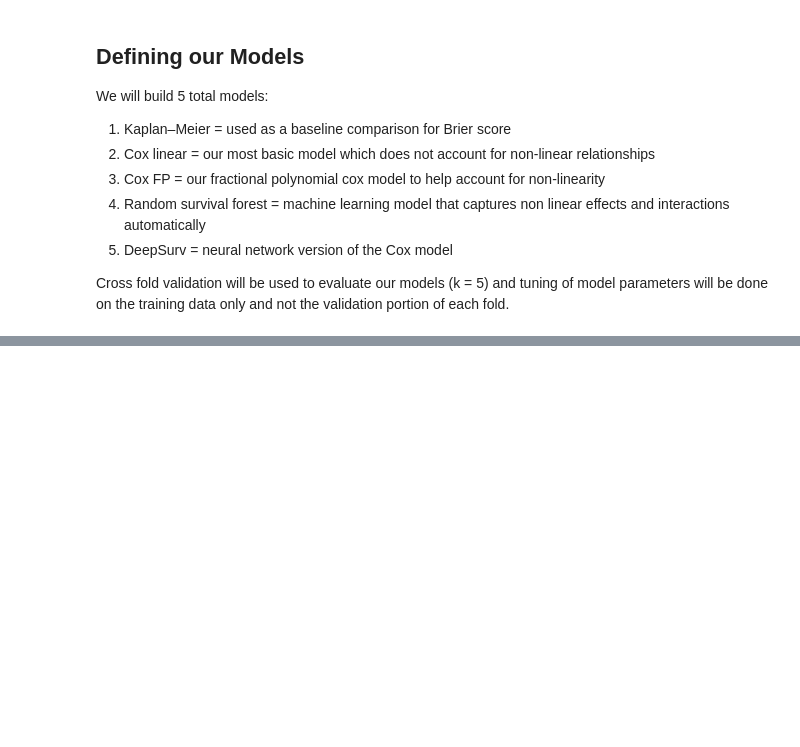
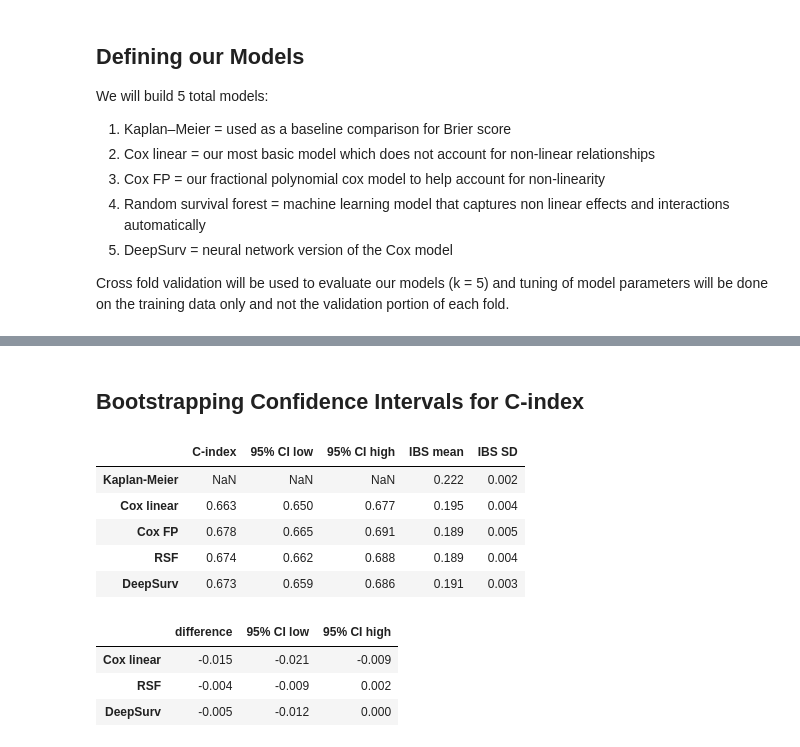
Before and after one commit to honsur/Computational-Medicine-Breast-Cancer-Project, a Jupyter notebook: Exploratory Data Analysis of Rotterdam and GBSC2.ipynb, the cells around one changed output, grey strips where cells are left out. Saved outputs shown, nothing was run; the diff lists cells and outputs as text; code cells hidden in the pictures; blank space fills up the shorter version.

```diff
--- a/Exploratory Data Analysis of Rotterdam and GBSC2.ipynb
+++ b/Exploratory Data Analysis of Rotterdam and GBSC2.ipynb
@@ -379,0 +648,52 @@ Cross fold validation will be used to evaluate our models (k = 5) and tuning of
+# %% [markdown]
+## Bootstrapping Confidence Intervals for C-index
+# %%
+rng = np.random.default_rng(SEED)
+events = rot_df["event"].values.astype(bool)
+times = rot_df["time"].values
+compare = ["Cox linear", "Cox FP", "RSF", "DeepSurv"]
+
+# we resample patients from the out of fold predictions 10000 times and calculate the C-index
+boot_rows = []
+for b in range(1000):
+    idx = rng.choice(len(rot_df), size=len(rot_df), replace=True)
+    row = {}
+    for name in compare:
+        row[name] = concordance_index(times[idx], -out_of_fold[name][idx], events[idx])
+    boot_rows.append(row)
+boot = pd.DataFrame(boot_rows)
+# %%
+pooled = {}
+for name in compare:
+    pooled[name] = concordance_index(times, -out_of_fold[name], events)
+
+ibs = results.groupby("model")["IBS"].agg(["mean", "std"])
+
+table1 = pd.DataFrame({
+    "C-index": pd.Series(pooled),
+    "95% CI low": boot.quantile(0.025),
+    "95% CI high": boot.quantile(0.975),
+    "IBS mean": ibs["mean"],
+    "IBS SD": ibs["std"],}).round(3).loc[list(models)]
+table1
+# %% [output]
+|  | C-index | 95% CI low | 95% CI high | IBS mean | IBS SD |
+| Kaplan-Meier | NaN | NaN | NaN | 0.222 | 0.002 |
+| Cox linear | 0.663 | 0.650 | 0.677 | 0.195 | 0.004 |
+| Cox FP | 0.678 | 0.665 | 0.691 | 0.189 | 0.005 |
+| RSF | 0.674 | 0.662 | 0.688 | 0.189 | 0.004 |
+| DeepSurv | 0.673 | 0.659 | 0.686 | 0.191 | 0.003 |
+# %%
+diffs = boot.drop(columns="Cox FP").sub(boot["Cox FP"], axis=0)
+
+table2 = pd.DataFrame({
+    "difference": diffs.mean(),
+    "95% CI low": diffs.quantile(0.025),
+    "95% CI high": diffs.quantile(0.975),
+}).round(3)
+table2
+# %% [output]
+|  | difference | 95% CI low | 95% CI high |
+| Cox linear | -0.015 | -0.021 | -0.009 |
+| RSF | -0.004 | -0.009 | 0.002 |
+| DeepSurv | -0.005 | -0.012 | 0.000 |
```
Also changed, not shown: parts of 20 cells of this notebook.
